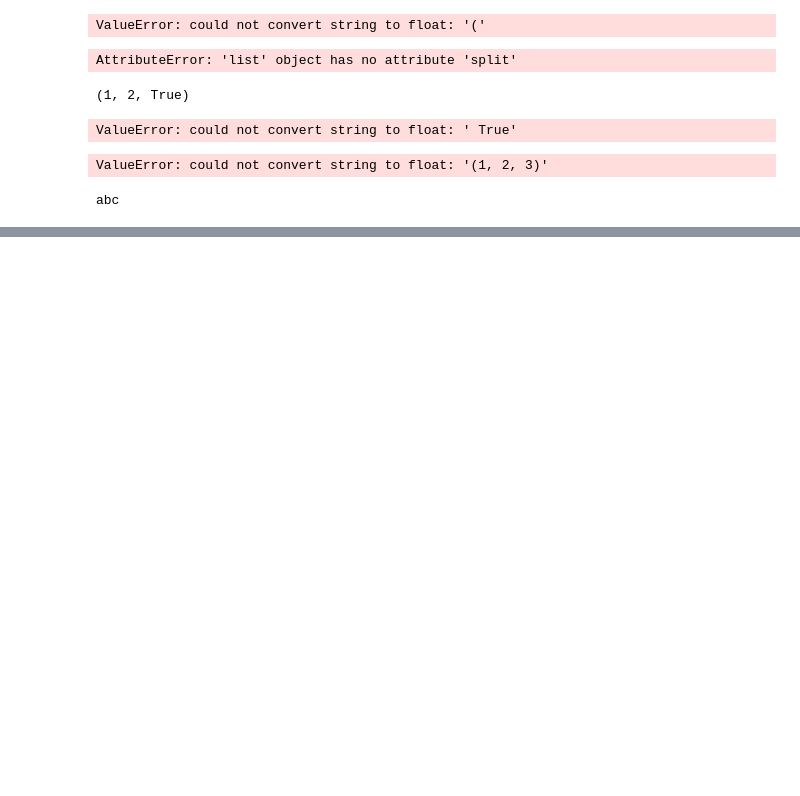
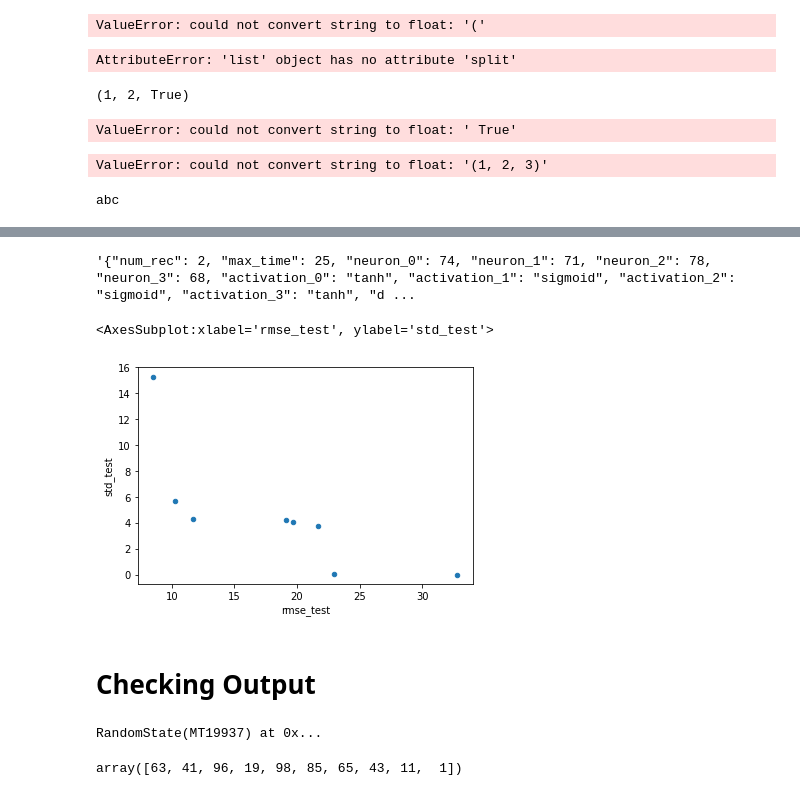
Before and after one commit to MariosKef/RULe, a Jupyter notebook: tests.ipynb, the cells around one changed output, grey strips where cells are left out. Drawn from its saved outputs; the diff is of its cells as text; code cells hidden in the pictures; blank space fills up the shorter version.

```diff
--- a/tests.ipynb
+++ b/tests.ipynb
@@ -341,0 +363,2 @@ ValueError: could not convert string to float: "b'3"
+# %%
+configs = pd.read_csv('./results_no_cv_HO_14_10')
@@ -341,0 +381,4 @@ ValueError: could not convert string to float: "b'3"
+# %%
+pareto_index = pg.non_dominated_front_2d(configs[['rmse_test', 'std_test']])
+# %%
+pareto_configs = configs.iloc[pareto_index]
@@ -341,0 +397,11 @@ ValueError: could not convert string to float: "b'3"
+# %%
+pareto_configs.iloc[1].net_cfg
+# %% [output]
+'{"num_rec": 2, "max_time": 25, "neuron_0": 74, "neuron_1": 71, "neuron_2": 78, "neuron_3": 68, "activation_0": "tanh", "activation_1": "sigmoid", "activation_2": "sigmoid", "activation_3": "tanh", "d ...
+# %%
+pareto_configs.plot.scatter(x='rmse_test', y='std_test')
+# %% [output]
+<AxesSubplot:xlabel='rmse_test', ylabel='std_test'>
+[figure, added]
+# %% [markdown]
+# Checking Output
@@ -341,0 +410,9 @@ ValueError: could not convert string to float: "b'3"
+# %%
+check_random_state(42)
+# %% [output]
+RandomState(MT19937) at 0x...
+# %%
+np.random.seed(42)
+np.random.choice(range(1,100), replace=False, size=10)
+# %% [output]
+array([63, 41, 96, 19, 98, 85, 65, 43, 11,  1])
```
Also changed, not shown: parts of 67 cells of this notebook, 7 other files.
